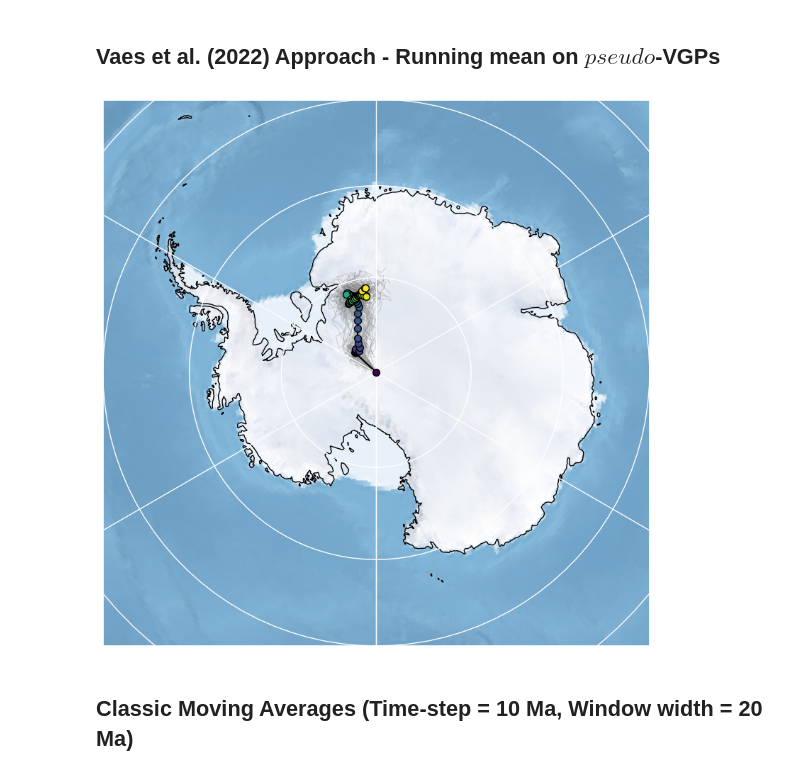
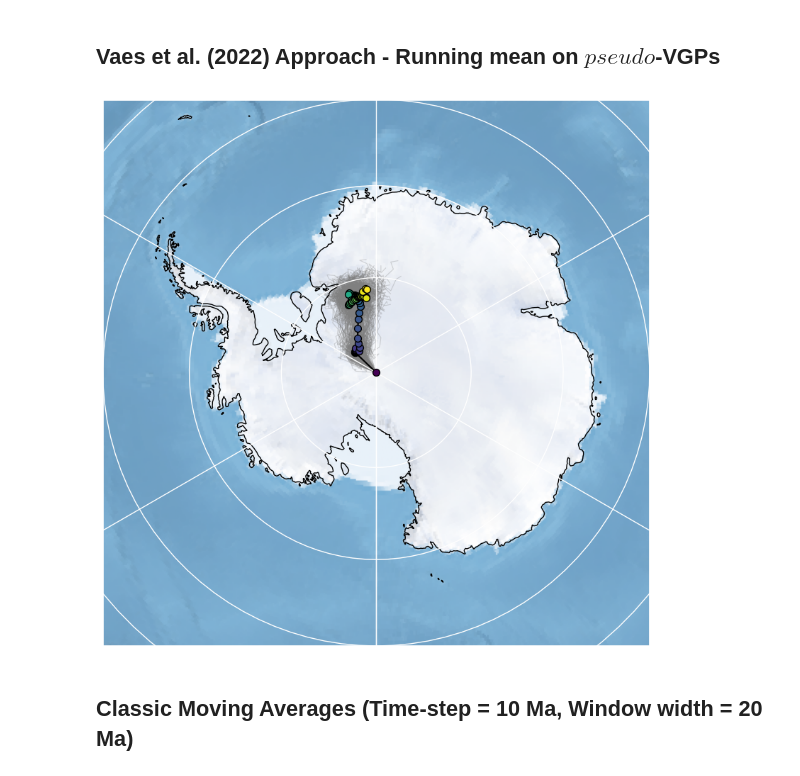
Before and after one commit to PolarWandering/Gallo_etal_2023_APWP_construction, a Jupyter notebook: code/3_Comparisons.ipynb, the cells around one changed output. Cells and saved outputs as stored; diff of their text form; code cells hidden in the pictures.

```diff
--- a/code/3_Comparisons.ipynb
+++ b/code/3_Comparisons.ipynb
@@ -85,7 +85,7 @@ time_step = 1
 np.random.seed(10) # seed for reproducibility
 RM_2_ensemble_pseudoVGP = pd.DataFrame(columns=['run','n_studies','k','A95','csd'])
 
-for i in range(100):
+for i in range(500):
     pseudo_vgps_temp = get_pseudo_vgps(df_pole_compilation) # function to generate pseudo-VGPs from pole's pdfs
     RM_APWP_parametric_temp = pd.DataFrame()
     RM_APWP_parametric_temp = running_mean_APWP(pseudo_vgps_temp, 'Plon', 'Plat', 'mean_age', window_length, time_step, max_age, min_age)
@@ -282,25 +281,25 @@ plt.show()
 # %%
 # Visualization
 extent = [-180,180,-60,-60]
 fig = plt.figure(figsize=(20,10))
 proj = ccrs.Orthographic(central_longitude=0.0, central_latitude=-90.0)
 ax = plt.axes(projection=proj)
 ax.coastlines(), ax.stock_img(), ax.gridlines()
 ax.set_extent(extent, crs = ccrs.PlateCarree())
 
 # A black path for the time-varying Principal Component.
 plt.plot(ensemble_PC_Vaes.PC(quantile)[0].tolist(), ensemble_PC_Vaes.PC(quantile)[1].tolist(),transform = ccrs.Geodetic(), color = "black", alpha = 1, linewidth=1.5, zorder=1)
 
 for i in zip(ensemble_PC_Vaes.PC(quantile)[1].tolist(), ensemble_PC_Vaes.PC(quantile)[0].tolist(),ensemble_PC_Vaes.X.tolist(), RM_2_ensemble_pseudoVGP['age'].unique().transpose()):
     plot_pole(i[0],i[1],i[2],0,60,ax)
 
 # Runs in grey (just plotting 50 runs)
-for run, df_run in RM_2_ensemble_pseudoVGP[RM_2_ensemble_pseudoVGP['run']<50].groupby('run'):
+for run, df_run in RM_2_ensemble_pseudoVGP[RM_2_ensemble_pseudoVGP['run']<200].groupby('run'):
     plt.plot(df_run.plon.tolist(), df_run.plat.tolist(),transform = ccrs.Geodetic(), color = "grey", alpha = 0.3, linewidth=0.8, zorder=0)
 plt.savefig(os.path.join(current_path, '..')  + '/figures/4/MovAverages_VaesApproach.svg', dpi =600, bbox_inches='tight')
 plt.show()
 # %% [output]
-[figure, old version]
+[figure, new version]
 # %% [markdown]
 ## Classic Moving Averages (Time-step = 10 Ma, Window width = 20 Ma)
 # %%
```
Also changed, not shown: parts of 5 cells of this notebook.
